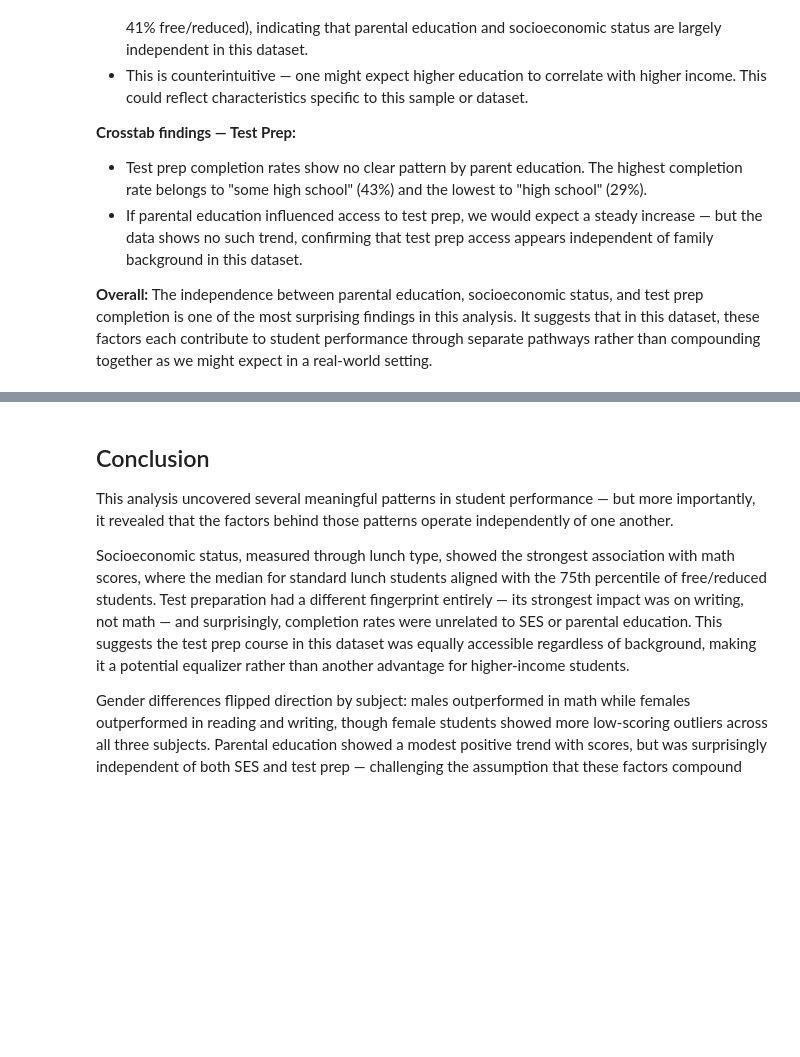
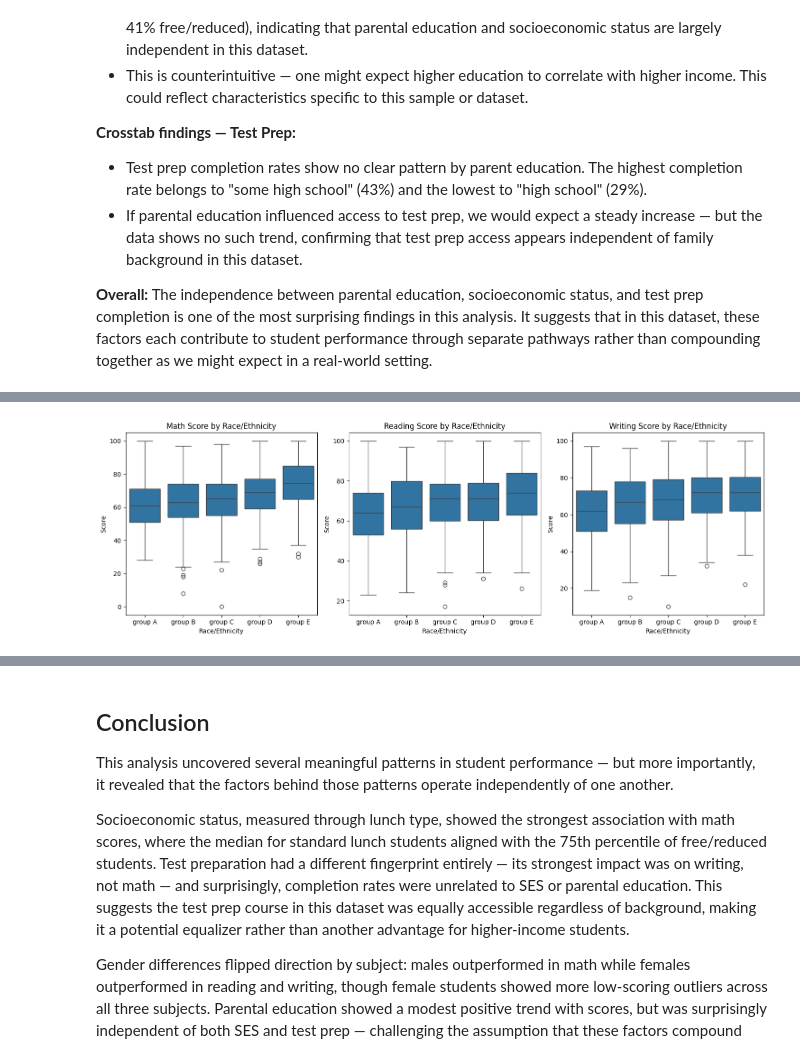
Before and after one commit to gracetulsi/datafun-06-eda, a Jupyter notebook: gracetulsi_eda.ipynb, the cells around one changed output, grey strips where cells are left out. Saved outputs shown, nothing was run; the diff lists cells and outputs as text; code cells hidden in the pictures; blank space fills up the shorter version.

```diff
--- a/gracetulsi_eda.ipynb
+++ b/gracetulsi_eda.ipynb
@@ -439,0 +458,15 @@ ct_prep.reindex(["some high school", "high school", "some college",
+# %%
+# Boxplots for each subject by race/ethnicity
+fig, axes = plt.subplots(1, 3, figsize=(15, 5))
+
+for i, col in enumerate(['math_score', 'reading_score', 'writing_score']):
+    sns.boxplot(x='race_ethnicity', y=col, data=df,
+                order=['group A', 'group B', 'group C', 'group D', 'group E'], ax=axes[i])
+    axes[i].set_title(f'{col.replace("_", " ").title()} by Race/Ethnicity')
+    axes[i].set_xlabel('Race/Ethnicity')
+    axes[i].set_ylabel('Score')
+
+plt.tight_layout()
+plt.show()
+# %% [output]
+[figure, added]
```
Also changed, not shown: parts of 3 cells of this notebook.
